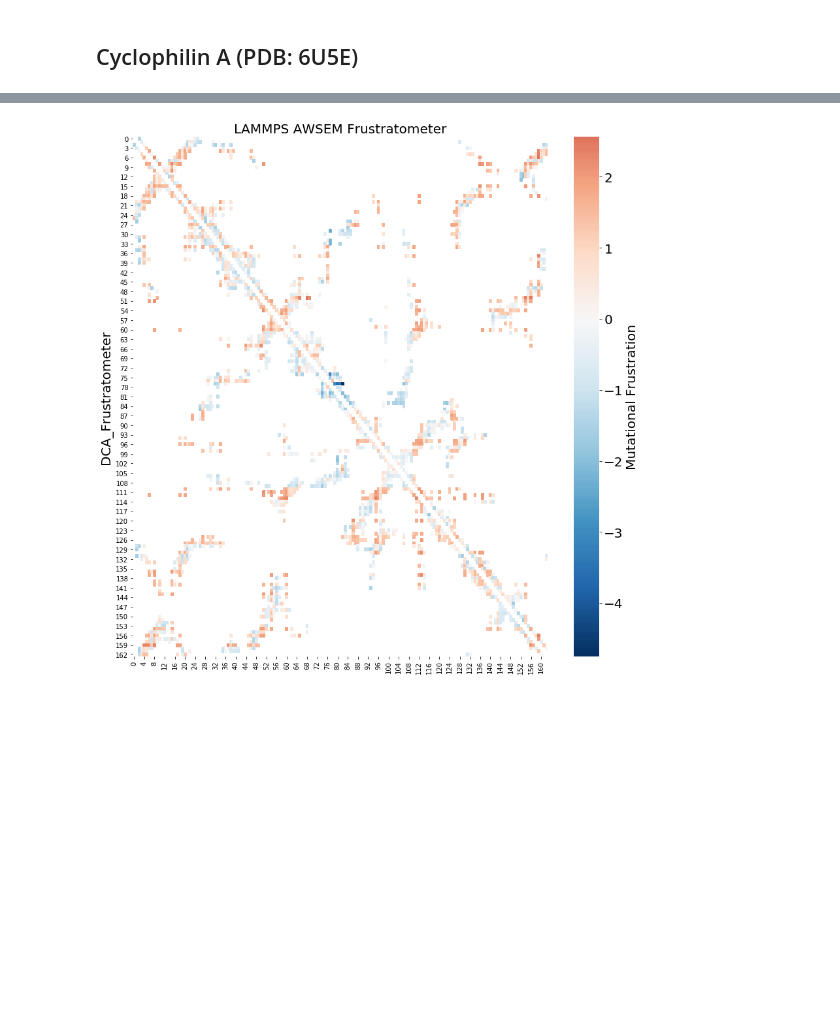
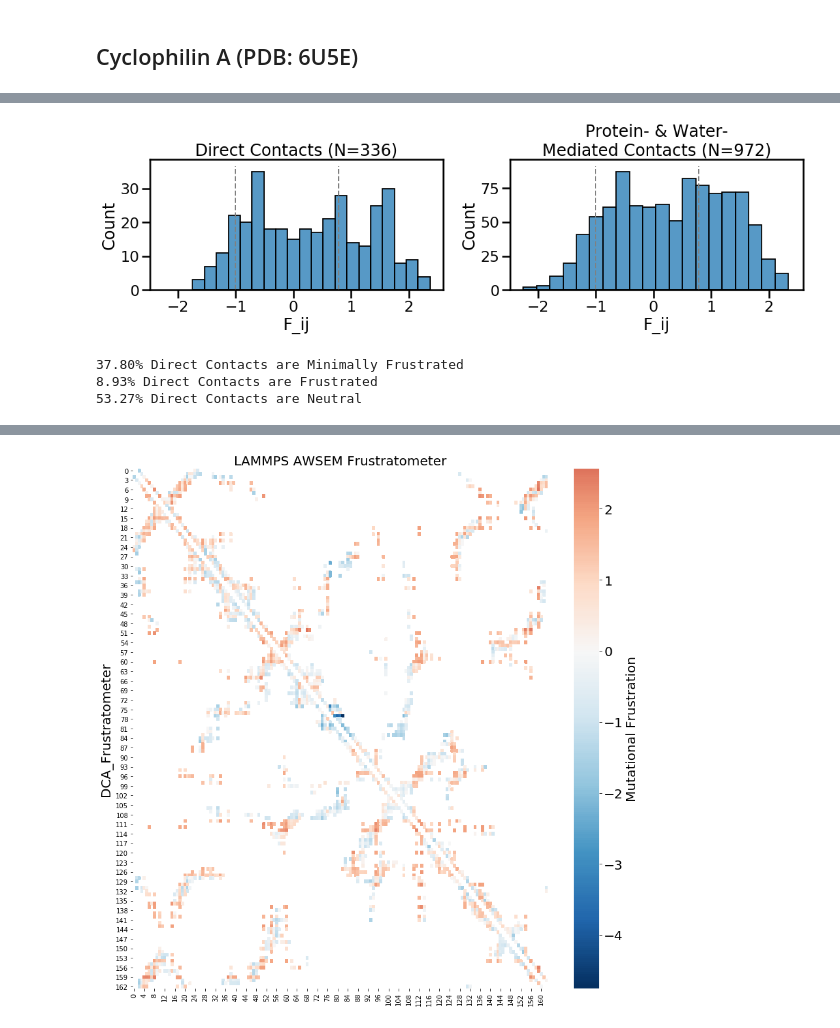
Before and after one commit to HanaJaafari/Frustratometer, a Jupyter notebook: examples/AWSEM_frustration_example.ipynb, the cells around one changed output, grey strips where cells are left out. Cells and saved outputs as stored; diff of their text form; code cells hidden in the pictures; blank space fills up the shorter version.

```diff
--- a/examples/AWSEM_frustration_example.ipynb
+++ b/examples/AWSEM_frustration_example.ipynb
@@ -90,3 +111,10 @@ AWSEM_model.view_frustration_pair_distribution(kind="singleresidue")
+# %%
+AWSEM_model.view_frustration_histogram(kind="mutational")
+# %% [output]
+[figure, added]
+37.80% Direct Contacts are Minimally Frustrated
+8.93% Direct Contacts are Frustrated
+53.27% Direct Contacts are Neutral
 # %%
 AWSEM_model.view_frustration_pair_distribution(kind="mutational")
 # %% [output]
```
Also changed, not shown: parts of 19 cells of this notebook, 2 other files.
